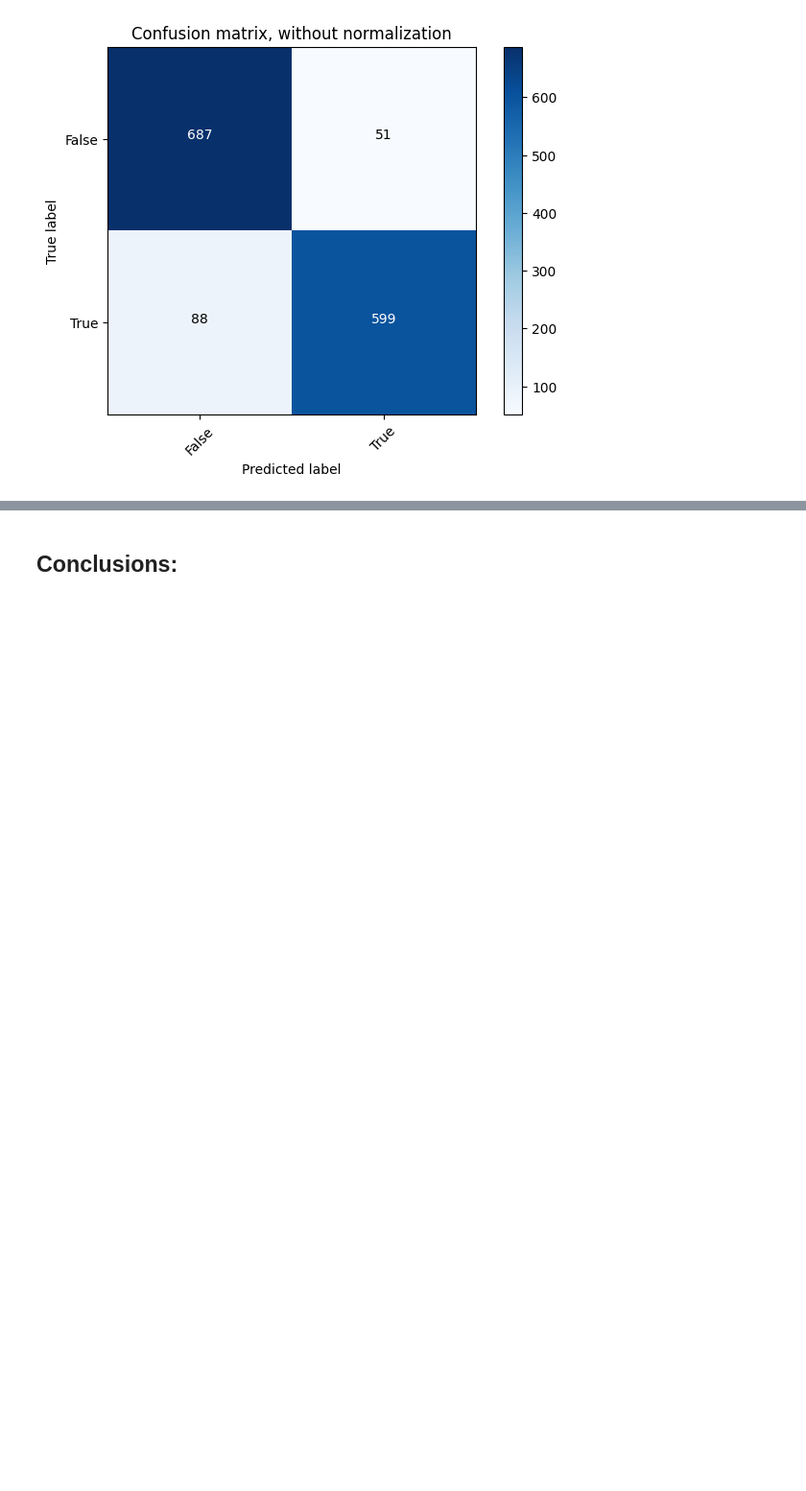
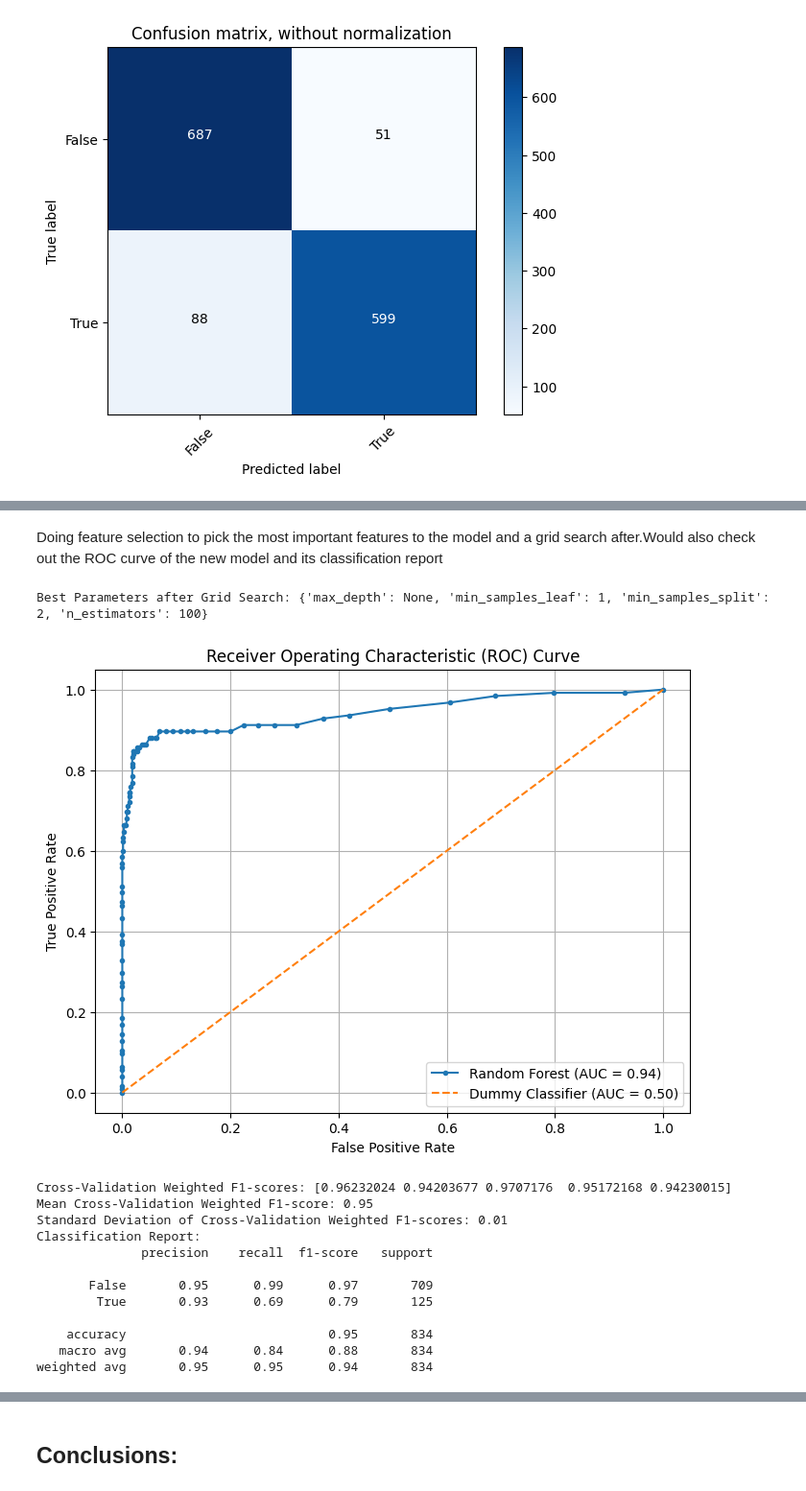
Before and after one commit to IceyPanda23/Phase_3_project, a Jupyter notebook: Project.ipynb, the cells around one changed output, grey strips where cells are left out. Shown at 96% size. Drawn from its saved outputs; the diff is of its cells as text; code cells hidden in the pictures; blank space fills up the shorter version.

```diff
--- a/Project.ipynb
+++ b/Project.ipynb
@@ -616,0 +747,68 @@ Top features driving customer attrition:
+# %% [markdown]
+Doing feature selection to pick the most important features to the model and a grid search after.Would also check out the ROC curve of the new model and its classification report
+# %%
+rf_classifier = RandomForestClassifier(random_state=42)
+rfecv = RFECV(estimator=rf_classifier, cv=5, scoring=weighted_f1_scorer)
+rfecv.fit(X_train, y_train)
+
+# Selecting the features that are like useful based off of RFCEV
+X_train_selected = rfecv.transform(X_train)
+X_test_selected = rfecv.transform(X_test)
+grid_search = GridSearchCV(estimator=rf_classifier, param_grid=param_grid, cv=5, scoring=weighted_f1_scorer)
+grid_search.fit(X_train_selected, y_train)
+best_params = grid_search.best_params_
+print("Best Parameters after Grid Search:", best_params)
+
+# Optimal model parameter,fitting,predicting probabilities
+best_rf_model = grid_search.best_estimator_
+best_rf_model.fit(X_train_selected, y_train)
+rf_probs = best_rf_model.predict_proba(X_test_selected)[:, 1]
+fpr_rf, tpr_rf, _ = roc_curve(y_test, rf_probs)
+auc_rf = roc_auc_score(y_test, rf_probs)
+
+# Plotting the roc curve,cross-validation and classification report
+plt.figure(figsize=(8, 6))
+plt.plot(fpr_rf, tpr_rf, marker='.', label='Random Forest (AUC = {:.2f})'.format(auc_rf))
+plt.plot(fpr_dummy, tpr_dummy, linestyle='--', label='Dummy Classifier (AUC = {:.2f})'.format(auc_dummy))
+plt.title('Receiver Operating Characteristic (ROC) Curve')
+plt.xlabel('False Positive Rate')
+plt.ylabel('True Positive Rate')
+plt.legend()
+plt.grid(True)
+plt.show()
+
+# Printing the top 10 features used:
+selected_feature_indices = rfecv.support_
+selected_feature_names = X.columns[selected_feature_indices]
+print("Top 10 Selected Features:")
+for i, feature in enumerate(selected_feature_names[:10], start=1):
+    print("{}. {}".format(i, feature))
+
+#Cross Validation
+cv_scores = cross_val_score(best_rf_model, X_train_selected, y_train, cv=cv_strategy, scoring=weighted_f1_scorer)
+print("Cross-Validation Weighted F1-scores:", cv_scores)
+mean_f1_score = np.mean(cv_scores)
+std_f1_score = np.std(cv_scores)
+print("Mean Cross-Validation Weighted F1-score: {:.2f}".format(mean_f1_score))
+print("Standard Deviation of Cross-Validation Weighted F1-scores: {:.2f}".format(std_f1_score))
+
+# Classification report
+y_pred = best_rf_model.predict(X_test_selected)
+classification_report_rf = classification_report(y_test, y_pred)
+print("Classification Report:")
+print(classification_report_rf)
+# %% [output]
+Best Parameters after Grid Search: {'max_depth': None, 'min_samples_leaf': 1, 'min_samples_split': 2, 'n_estimators': 100}
+[figure, added]
+Cross-Validation Weighted F1-scores: [0.96232024 0.94203677 0.9707176  0.95172168 0.94230015]
+Mean Cross-Validation Weighted F1-score: 0.95
+Standard Deviation of Cross-Validation Weighted F1-scores: 0.01
+Classification Report:
+              precision    recall  f1-score   support
+
+       False       0.95      0.99      0.97       709
+        True       0.93      0.69      0.79       125
+
+    accuracy                           0.95       834
+   macro avg       0.94      0.84      0.88       834
+weighted avg       0.95      0.95      0.94       834
```
Also changed, not shown: parts of 31 cells of this notebook.
